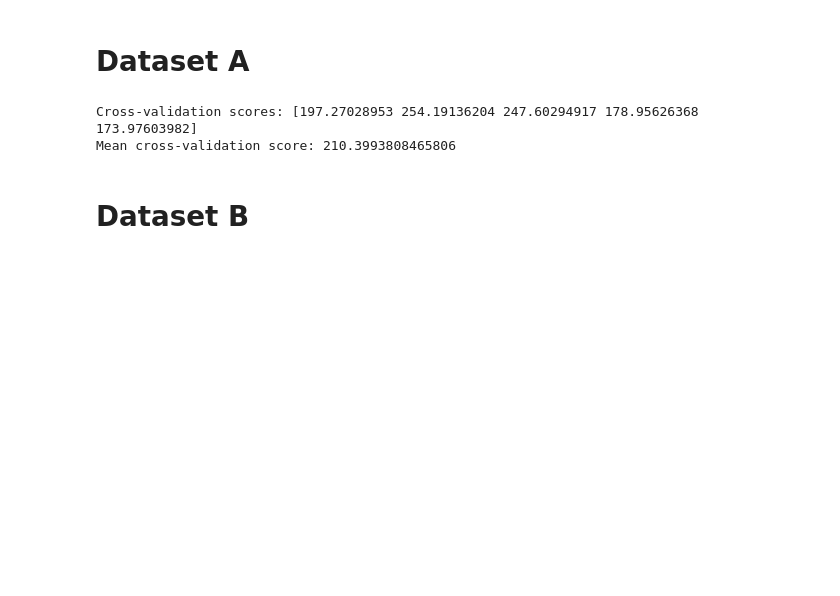
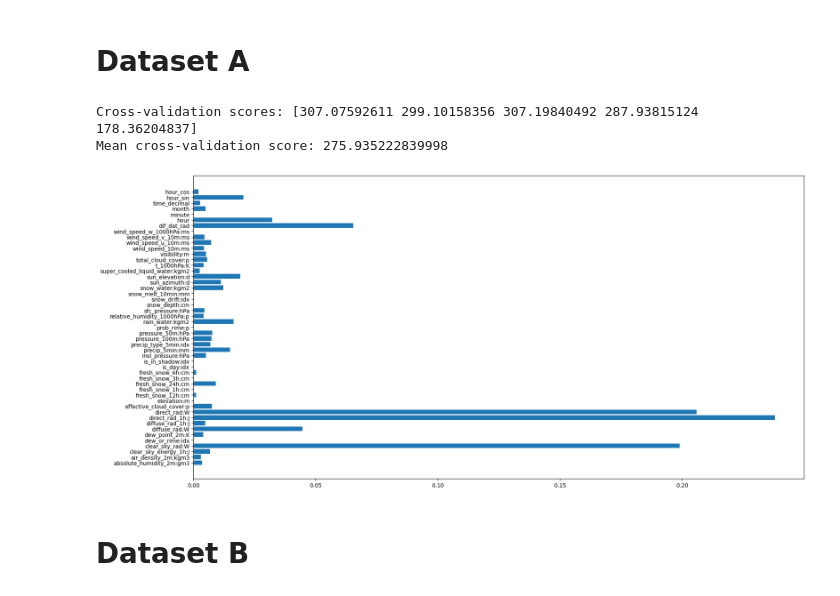
Before and after one commit to simenfritzner/TDT4173-ML-task, a Jupyter notebook: src/Models/XGB/XGBoost.ipynb, the cells around one changed output. Drawn from its saved outputs; the diff is of its cells as text; code cells hidden in the pictures; blank space fills up the shorter version.

```diff
--- a/src/Models/XGB/XGBoost.ipynb
+++ b/src/Models/XGB/XGBoost.ipynb
@@ -28,6 +25,7 @@ selected_features = ['date_forecast',
  'diffuse_rad:W',
  'diffuse_rad_1h:J',
  'direct_rad_1h:J',
+ 'direct_rad:W',
  'effective_cloud_cover:p',
  'elevation:m',
  'fresh_snow_12h:cm',
@@ -61,12 +59,17 @@ selected_features = ['date_forecast',
  'wind_speed_v_10m:ms',
  'wind_speed_w_1000hPa:ms']
 hyperparameters = {'colsample_bytree': 0.7, 'learning_rate': 0.1, 'max_depth': 4, 'n_estimators': 100, 'objective': 'reg:squarederror', 'subsample': 0.7}
+wanted_months = [3,4,5,6,7,8,9]
 # %% [markdown]
 # Dataset A
+# %%
+selected_features_a = selected_features.copy()
+#selected_features_a.remove("direct_rad:W")
+hyperparameters_a = hyperparameters
+wanted_months_a = wanted_months
 # %%
-selected_features_a = selected_features
-hyperparameters_a = hyperparameters
-X_train_a, y_train_a = prepare_data_rf_a(X_observed_a, X_estimated_a, y_a, selected_features_a)
+X_train_a = prepare_X(X_observed_a, X_estimated_a, selected_features_a, wanted_months_a)
+X_train_a, y_train_a = resize_training_data(X_train_a, y_a)
 X_test_a = prepare_testdata_rf_a(X_test_a, selected_features_a)
 # %%
 xgb_a = XGB_model(hyperparameters, X_train_a, X_test_a, y_train_a)
@@ -73,10 +78,14 @@ xgb_a = XGB_model(hyperparameters, X_train_a, X_test_a, y_train_a)
 # %%
 xgb_a.cross_validate(X_train_a, y_train_a)
 # %% [output]
-Cross-validation scores: [197.27028953 254.19136204 247.60294917 178.95626368 173.97603982]
-Mean cross-validation score: 210.3993808465806
+Cross-validation scores: [307.07592611 299.10158356 307.19840492 287.93815124 178.36204837]
+Mean cross-validation score: 275.935222839998
 # %%
 xgb_a.fit()
 xgb_a.pred()
+xgb_a_test_pred = xgb_a.prediction
+xgb_a.feature_importence_plot()
+# %% [output]
+[figure, added]
 # %% [markdown]
 # Dataset B
```
Also changed, not shown: parts of 14 cells of this notebook, 6 other files.
